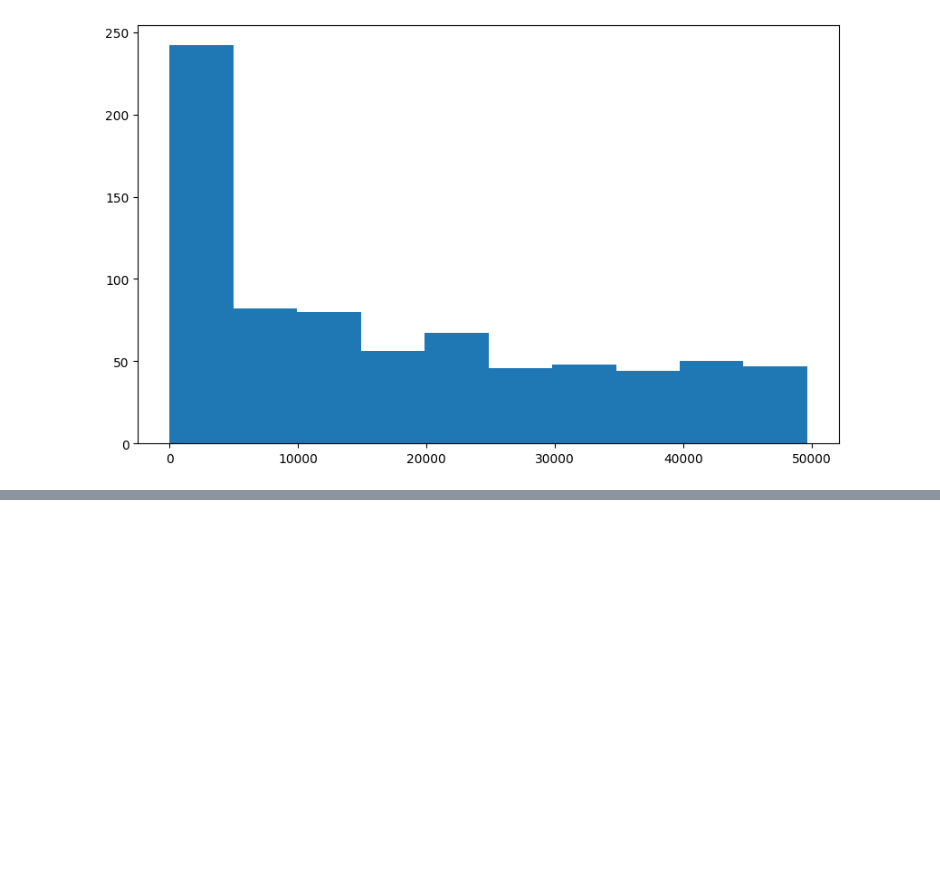
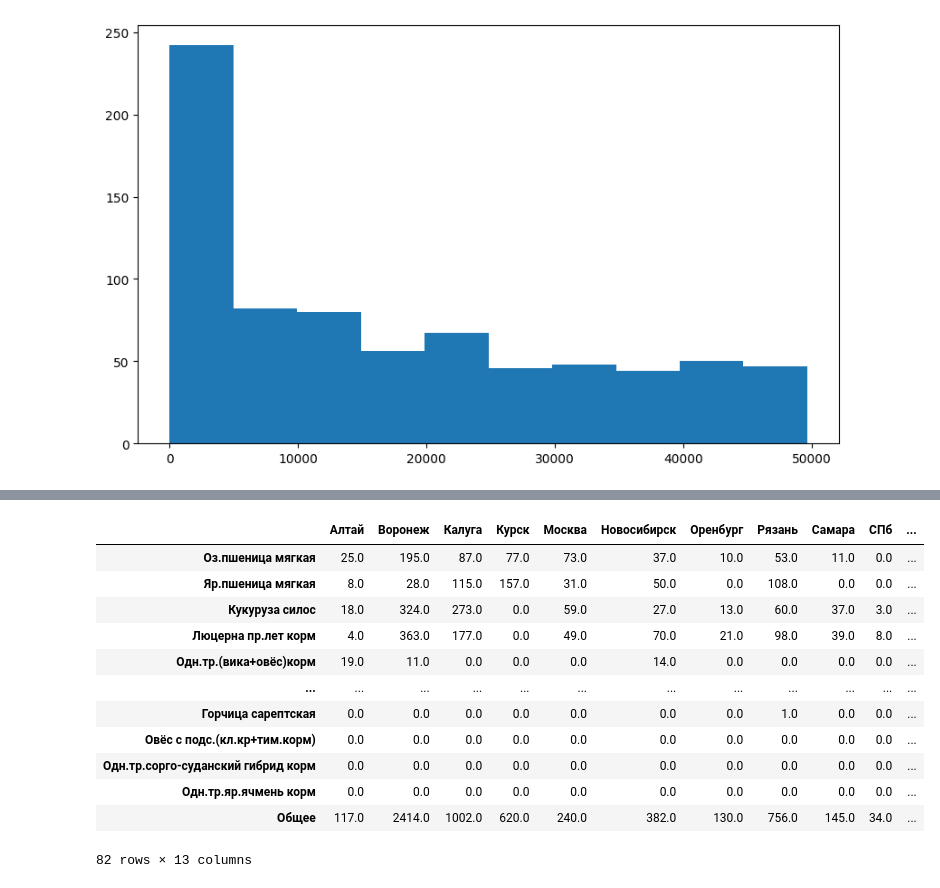
Before and after one commit to VladSunny/DANO_EKONIVA, a Jupyter notebook: notebooks/reborn.ipynb, the cells around one changed output, grey strips where cells are left out. Saved outputs shown, nothing was run; the diff lists cells and outputs as text; code cells hidden in the pictures; blank space fills up the shorter version.

```diff
--- a/notebooks/reborn.ipynb
+++ b/notebooks/reborn.ipynb
@@ -798,0 +946,13 @@ plt.boxplot(df_main_clear.query('кг_fert > 0')['кг_fert'], showfliers=True)
+# %%
+cnt = 0
+
+pos_diff_mean = []
+
+for crop in crops:
+    for region in regions:
+        if mean_pf_dif.loc[crop, region] > 0:
+            print(crop, region, mean_pf_dif.loc[crop, region])
+            pos_diff_mean.append([crop, region])
+            cnt += 1
+
+cnt
@@ -798,0 +978,39 @@ plt.boxplot(df_main_clear.query('кг_fert > 0')['кг_fert'], showfliers=True)
+# %%
+points_count = pd.DataFrame(data=np.nan, index=crops, columns=regions)
+# %%
+for region in regions:
+    for crop in crops:
+        query = ""
+
+        if crop != 'Общее':
+            query += f"crop == '{crop}'"
+        if region != 'Общее':
+            if crop != 'Общее':
+                query += " and "
+            query += f"region == '{region}'"
+
+        y_fact = []
+        y_pred = []
+
+        if len(query) > 0:
+            diff = df_main_clear.query(query)['fact_plan_diff']
+        else:
+            diff = df_main_clear['fact_plan_diff']
+
+        points_count.loc[crop, region] = diff.shape[0]
+
+points_count
+# %% [output]
+|  | Алтай | Воронеж | Калуга | Курск | Москва | Новосибирск | Оренбург | Рязань | Самара | СПб | ... |
+| Оз.пшеница мягкая | 25.0 | 195.0 | 87.0 | 77.0 | 73.0 | 37.0 | 10.0 | 53.0 | 11.0 | 0.0 | ... |
+| Яр.пшеница мягкая | 8.0 | 28.0 | 115.0 | 157.0 | 31.0 | 50.0 | 0.0 | 108.0 | 0.0 | 0.0 | ... |
+| Кукуруза силос | 18.0 | 324.0 | 273.0 | 0.0 | 59.0 | 27.0 | 13.0 | 60.0 | 37.0 | 3.0 | ... |
+| Люцерна пр.лет корм | 4.0 | 363.0 | 177.0 | 0.0 | 49.0 | 70.0 | 21.0 | 98.0 | 39.0 | 8.0 | ... |
+| Одн.тр.(вика+овёс)корм | 19.0 | 11.0 | 0.0 | 0.0 | 0.0 | 14.0 | 0.0 | 0.0 | 0.0 | 0.0 | ... |
+| ... | ... | ... | ... | ... | ... | ... | ... | ... | ... | ... | ... |
+| Горчица сарептская | 0.0 | 0.0 | 0.0 | 0.0 | 0.0 | 0.0 | 0.0 | 1.0 | 0.0 | 0.0 | ... |
+| Овёс с подс.(кл.кр+тим.корм) | 0.0 | 0.0 | 0.0 | 0.0 | 0.0 | 0.0 | 0.0 | 0.0 | 0.0 | 0.0 | ... |
+| Одн.тр.сорго-суданский гибрид корм | 0.0 | 0.0 | 0.0 | 0.0 | 0.0 | 0.0 | 0.0 | 0.0 | 0.0 | 0.0 | ... |
+| Одн.тр.яр.ячмень корм | 0.0 | 0.0 | 0.0 | 0.0 | 0.0 | 0.0 | 0.0 | 0.0 | 0.0 | 0.0 | ... |
+| Общее | 117.0 | 2414.0 | 1002.0 | 620.0 | 240.0 | 382.0 | 130.0 | 756.0 | 145.0 | 34.0 | ... |
+82 rows × 13 columns
```
Also changed, not shown: parts of 17 cells of this notebook.
